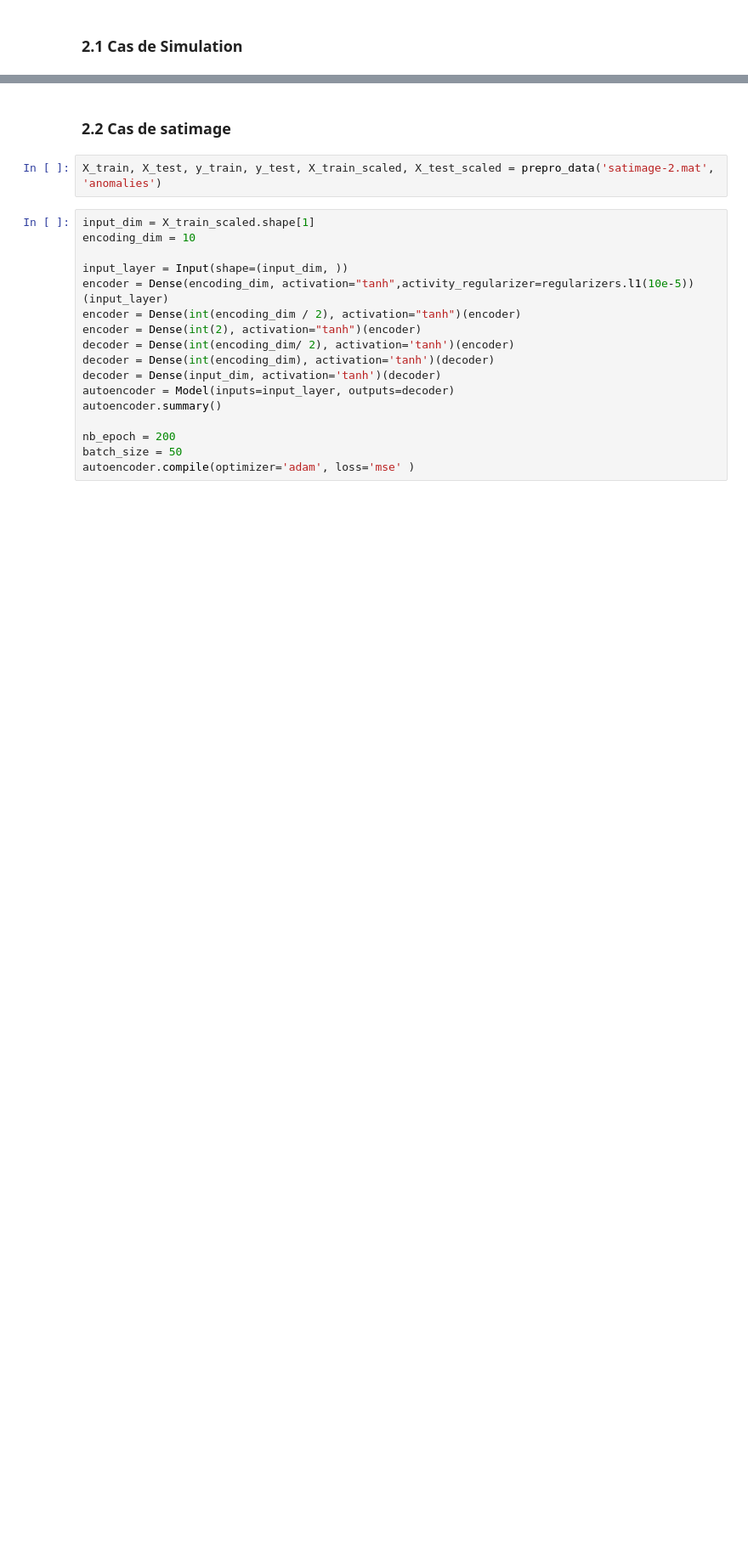
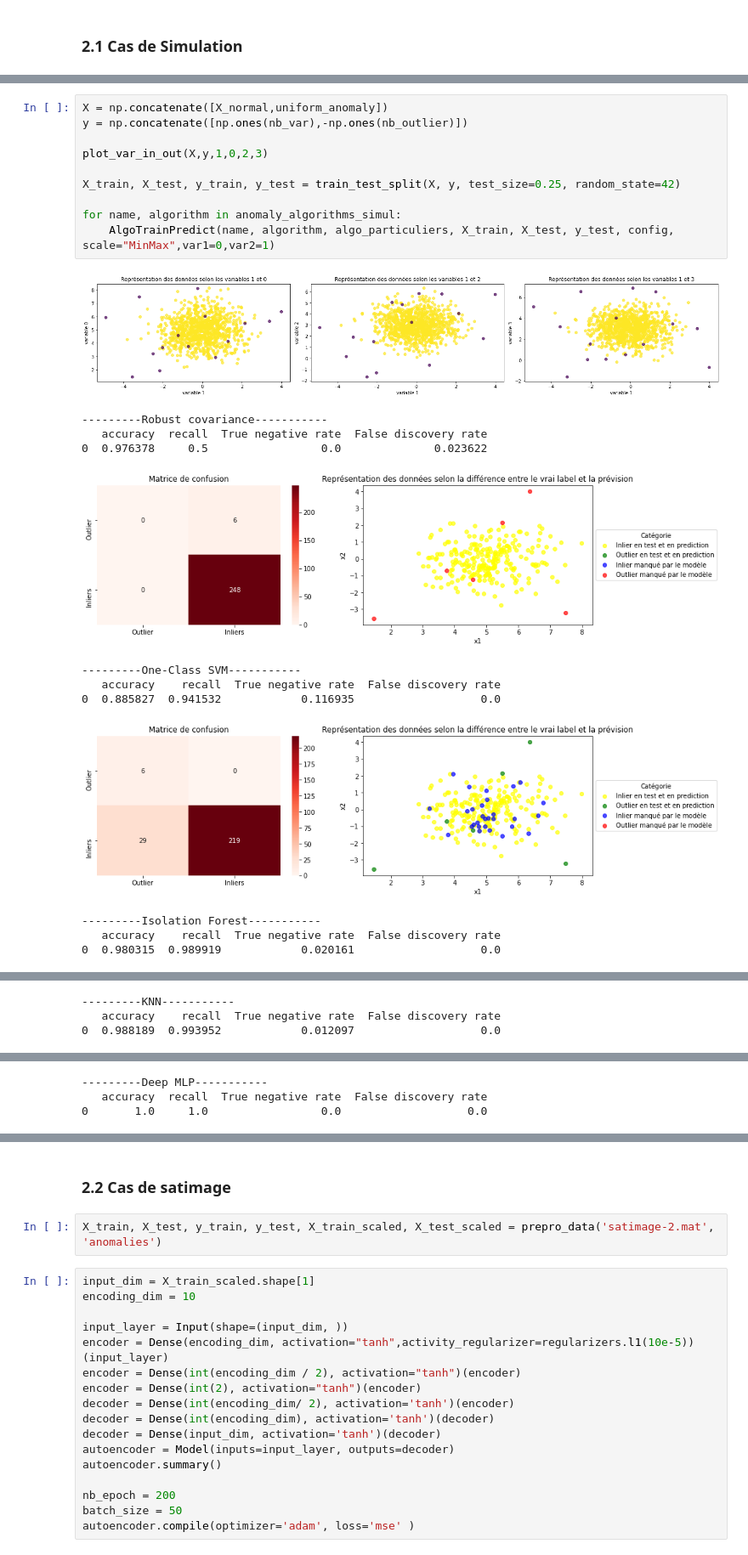
Before and after one commit to Benoitane/Detection-anomalies-et-nouveautes, a Jupyter notebook: TAA.ipynb, the cells around one changed output, grey strips where cells are left out. Shown at 85% size. Saved outputs shown, nothing was run; the diff lists cells and outputs as text; blank space fills up the shorter version.

```diff
--- a/TAA.ipynb
+++ b/TAA.ipynb
@@ -102,0 +224,23 @@ outlier_prop = 0.03
+# %%
+X = np.concatenate([X_normal,uniform_anomaly])
+y = np.concatenate([np.ones(nb_var),-np.ones(nb_outlier)])
+
+plot_var_in_out(X,y,1,0,2,3)
+
+X_train, X_test, y_train, y_test = train_test_split(X, y, test_size=0.25, random_state=42)
+
+for name, algorithm in anomaly_algorithms_simul:
+    AlgoTrainPredict(name, algorithm, algo_particuliers, X_train, X_test, y_test, config, scale="MinMax",var1=0,var2=1)
+# %% [output]
+[figure, added]
+---------Robust covariance-----------
+   accuracy  recall  True negative rate  False discovery rate
+0  0.976378     0.5                 0.0              0.023622
+[figure, added]
+---------One-Class SVM-----------
+   accuracy    recall  True negative rate  False discovery rate
+0  0.885827  0.941532            0.116935                   0.0
+[figure, added]
+---------Isolation Forest-----------
+   accuracy    recall  True negative rate  False discovery rate
+0  0.980315  0.989919            0.020161                   0.0
@@ -102,0 +248,3 @@ outlier_prop = 0.03
+---------KNN-----------
+   accuracy    recall  True negative rate  False discovery rate
+0  0.988189  0.993952            0.012097                   0.0
@@ -102,0 +252,3 @@ outlier_prop = 0.03
+---------Deep MLP-----------
+   accuracy  recall  True negative rate  False discovery rate
+0       1.0     1.0                 0.0                   0.0
```
Also changed, not shown: parts of 23 cells of this notebook, 3 other files.
